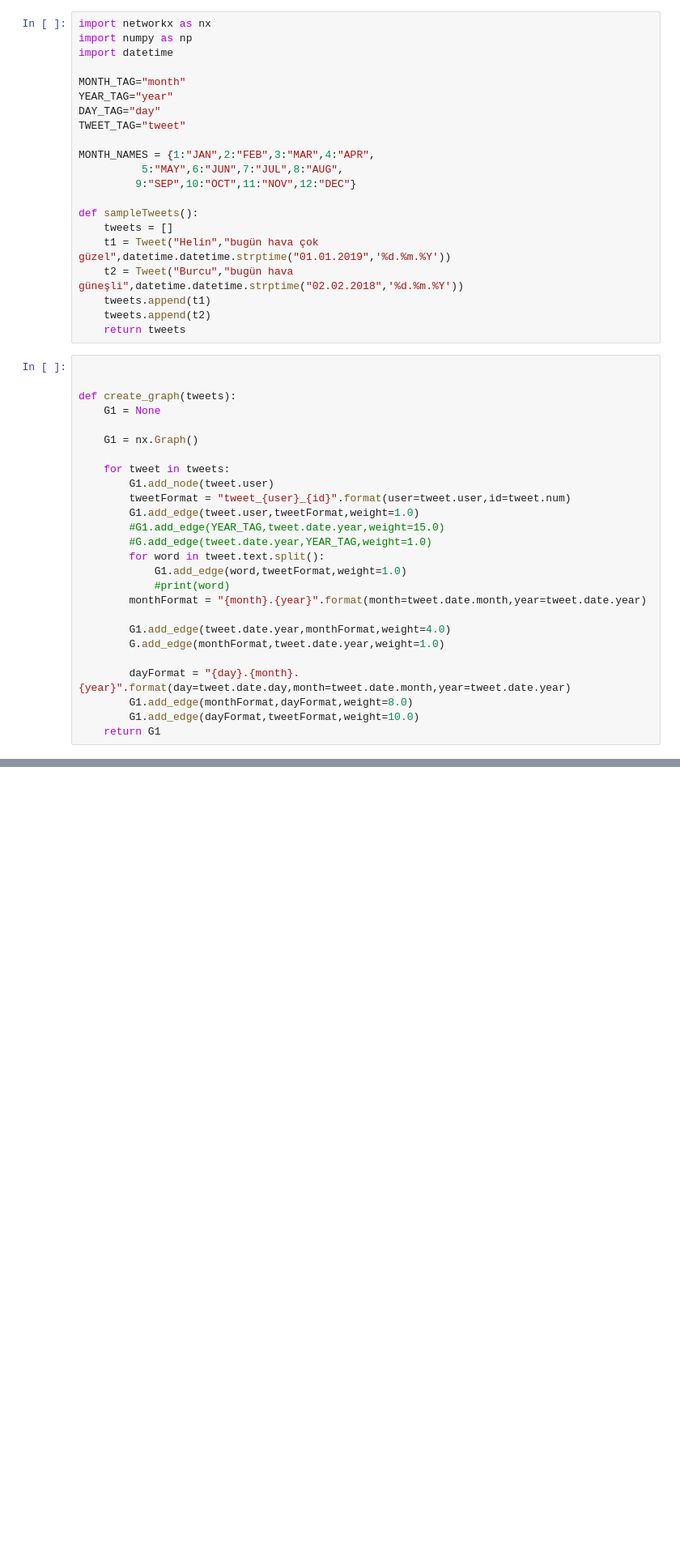
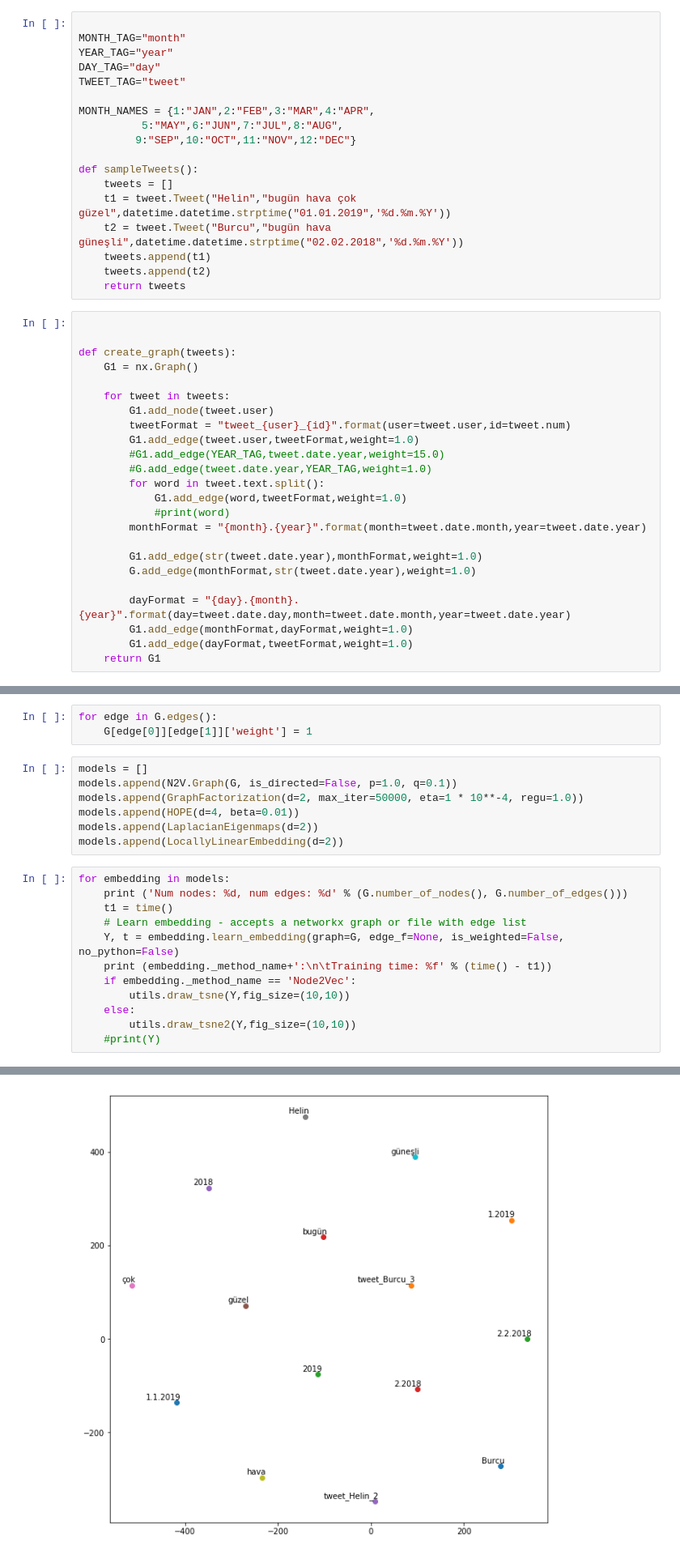
Before and after one commit to Helinn/CSE496-Graduation-Project, a Jupyter notebook: construct_graph.ipynb, the cells around one changed output, grey strips where cells are left out. Shown at 81% size. Saved outputs shown, nothing was run; the diff lists cells and outputs as text; blank space fills up the shorter version.

Commit message:
finished learn embeddings methods and draw its T-SNE graphics.
finished learn embeddings methods and draw its T-SNE graphics.

```diff
--- a/construct_graph.ipynb
+++ b/construct_graph.ipynb
@@ -13,7 +22,4 @@ class Tweet:
 # %%
-import networkx as nx
-import numpy as np
-import datetime
 
 MONTH_TAG="month"
 YEAR_TAG="year"
@@ -26,8 +32,8 @@ MONTH_NAMES = {1:"JAN",2:"FEB",3:"MAR",4:"APR",
 
 def sampleTweets():
     tweets = []
-    t1 = Tweet("Helin","bugün hava çok güzel",datetime.datetime.strptime("01.01.2019",'%d.%m.%Y'))
-    t2 = Tweet("Burcu","bugün hava güneşli",datetime.datetime.strptime("02.02.2018",'%d.%m.%Y'))
+    t1 = tweet.Tweet("Helin","bugün hava çok güzel",datetime.datetime.strptime("01.01.2019",'%d.%m.%Y'))
+    t2 = tweet.Tweet("Burcu","bugün hava güneşli",datetime.datetime.strptime("02.02.2018",'%d.%m.%Y'))
     tweets.append(t1)
     tweets.append(t2)
     return tweets
@@ -35,8 +41,6 @@ def sampleTweets():
 
 
 def create_graph(tweets):
-    G1 = None
-
     G1 = nx.Graph()
 
     for tweet in tweets:
@@ -50,12 +54,12 @@ def create_graph(tweets):
             #print(word)
         monthFormat = "{month}.{year}".format(month=tweet.date.month,year=tweet.date.year)
 
-        G1.add_edge(tweet.date.year,monthFormat,weight=4.0)
-        G.add_edge(monthFormat,tweet.date.year,weight=1.0)
+        G1.add_edge(str(tweet.date.year),monthFormat,weight=1.0)
+        G.add_edge(monthFormat,str(tweet.date.year),weight=1.0)
 
         dayFormat = "{day}.{month}.{year}".format(day=tweet.date.day,month=tweet.date.month,year=tweet.date.year)
-        G1.add_edge(monthFormat,dayFormat,weight=8.0)
-        G1.add_edge(dayFormat,tweetFormat,weight=10.0)
+        G1.add_edge(monthFormat,dayFormat,weight=1.0)
+        G1.add_edge(dayFormat,tweetFormat,weight=1.0)
     return G1
 # %%
 tweets = sampleTweets()
@@ -65,3 +69,26 @@ G = create_graph(tweets)
 nx.draw(G,with_labels=True,pos=nx.circular_layout(G),nodecolor='r', edge_color='b')
 # %% [output]
 [figure]
+# %%
+for edge in G.edges():
+	G[edge[0]][edge[1]]['weight'] = 1
+# %%
+models = []
+models.append(N2V.Graph(G, is_directed=False, p=1.0, q=0.1))
+models.append(GraphFactorization(d=2, max_iter=50000, eta=1 * 10**-4, regu=1.0))
+models.append(HOPE(d=4, beta=0.01))
+models.append(LaplacianEigenmaps(d=2))
+models.append(LocallyLinearEmbedding(d=2))
+# %%
+for embedding in models:
+    print ('Num nodes: %d, num edges: %d' % (G.number_of_nodes(), G.number_of_edges()))
+    t1 = time()
+    # Learn embedding - accepts a networkx graph or file with edge list
+    Y, t = embedding.learn_embedding(graph=G, edge_f=None, is_weighted=False, no_python=False)
+    print (embedding._method_name+':\n\tTraining time: %f' % (time() - t1))
+    if embedding._method_name == 'Node2Vec':
+        utils.draw_tsne(Y,fig_size=(10,10))
+    else:
+        utils.draw_tsne2(Y,fig_size=(10,10))
+    #print(Y)
+# %% [output]
@@ -67,0 +98 @@ nx.draw(G,with_labels=True,pos=nx.circular_layout(G),nodecolor='r', edge_color='
+[figure, added]
```
Also changed, not shown: parts of 3 cells of this notebook, 32 other files.
